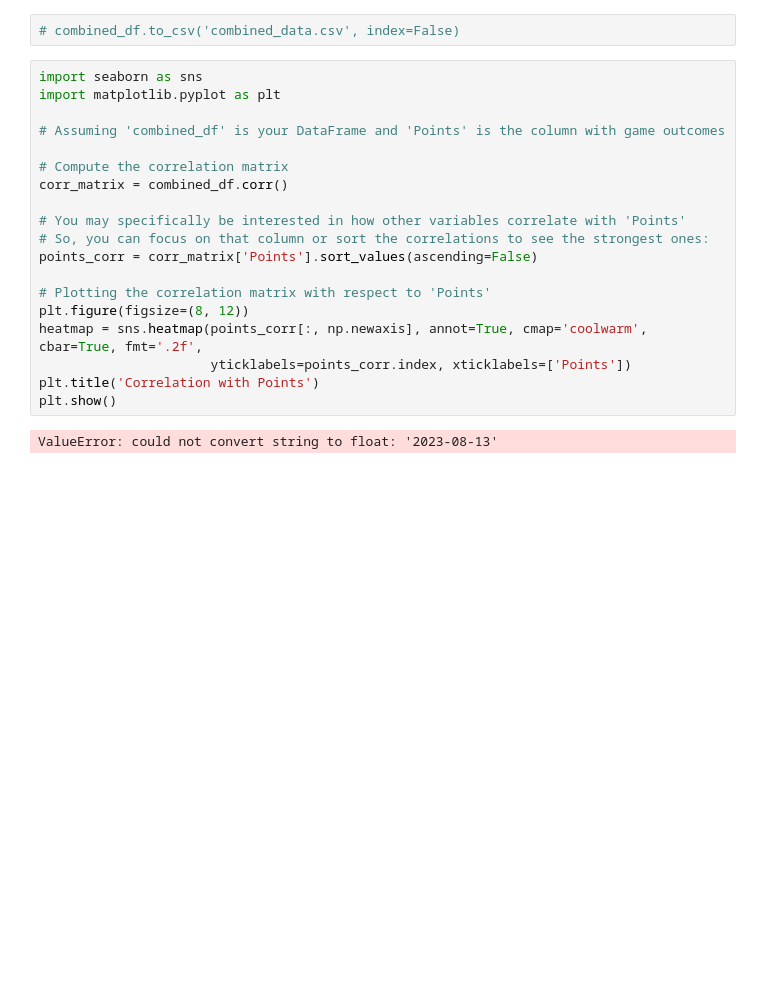
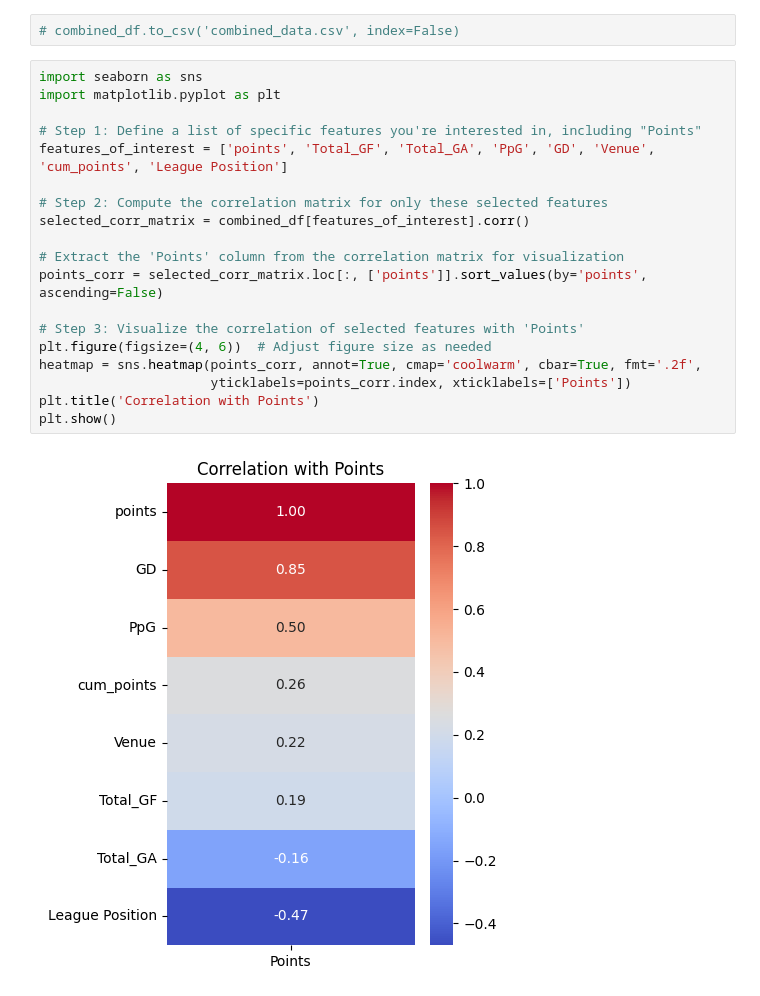
Before and after one commit to alepeco/Football_Predictor, a Jupyter notebook: model.ipynb, the cells around one changed output. Drawn from its saved outputs; the diff is of its cells as text; blank space fills up the shorter version.

```diff
--- a/model.ipynb
+++ b/model.ipynb
@@ -225,21 +241,21 @@ KeyboardInterrupt:
 # %%
 import seaborn as sns
 import matplotlib.pyplot as plt
 
-# Assuming 'combined_df' is your DataFrame and 'Points' is the column with game outcomes
+# Step 1: Define a list of specific features you're interested in, including "Points"
+features_of_interest = ['points', 'Total_GF', 'Total_GA', 'PpG', 'GD', 'Venue', 'cum_points', 'League Position']
 
-# Compute the correlation matrix
-corr_matrix = combined_df.corr()
+# Step 2: Compute the correlation matrix for only these selected features
+selected_corr_matrix = combined_df[features_of_interest].corr()
 
-# You may specifically be interested in how other variables correlate with 'Points'
-# So, you can focus on that column or sort the correlations to see the strongest ones:
-points_corr = corr_matrix['Points'].sort_values(ascending=False)
+# Extract the 'Points' column from the correlation matrix for visualization
+points_corr = selected_corr_matrix.loc[:, ['points']].sort_values(by='points', ascending=False)
 
-# Plotting the correlation matrix with respect to 'Points'
-plt.figure(figsize=(8, 12))
-heatmap = sns.heatmap(points_corr[:, np.newaxis], annot=True, cmap='coolwarm', cbar=True, fmt='.2f',
+# Step 3: Visualize the correlation of selected features with 'Points'
+plt.figure(figsize=(4, 6))  # Adjust figure size as needed
+heatmap = sns.heatmap(points_corr, annot=True, cmap='coolwarm', cbar=True, fmt='.2f',
                       yticklabels=points_corr.index, xticklabels=['Points'])
 plt.title('Correlation with Points')
 plt.show()
 # %% [output]
-ValueError: could not convert string to float: '2023-08-13'
+[figure, added]
```
Also changed, not shown: parts of 1 cell of this notebook.
